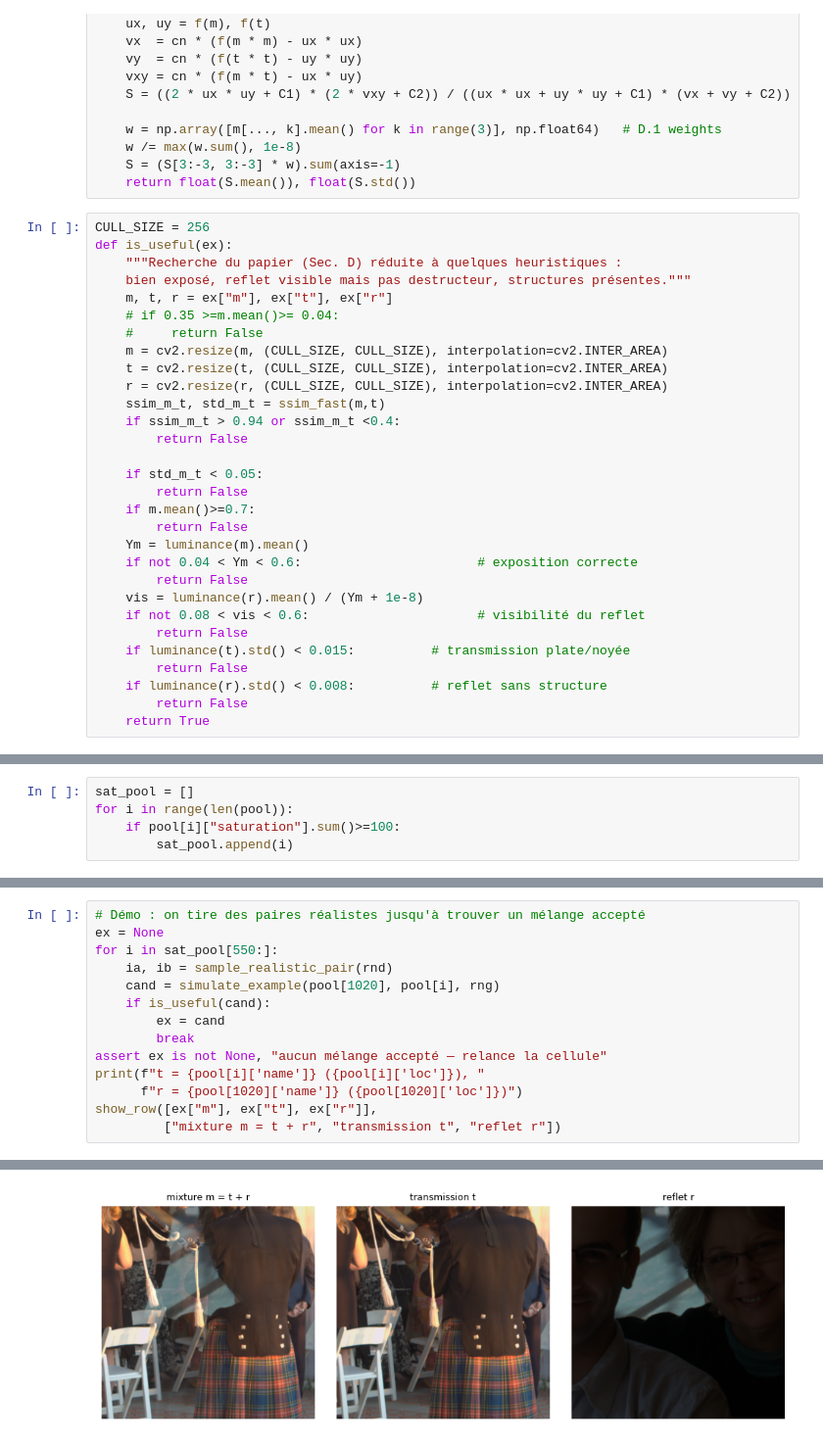
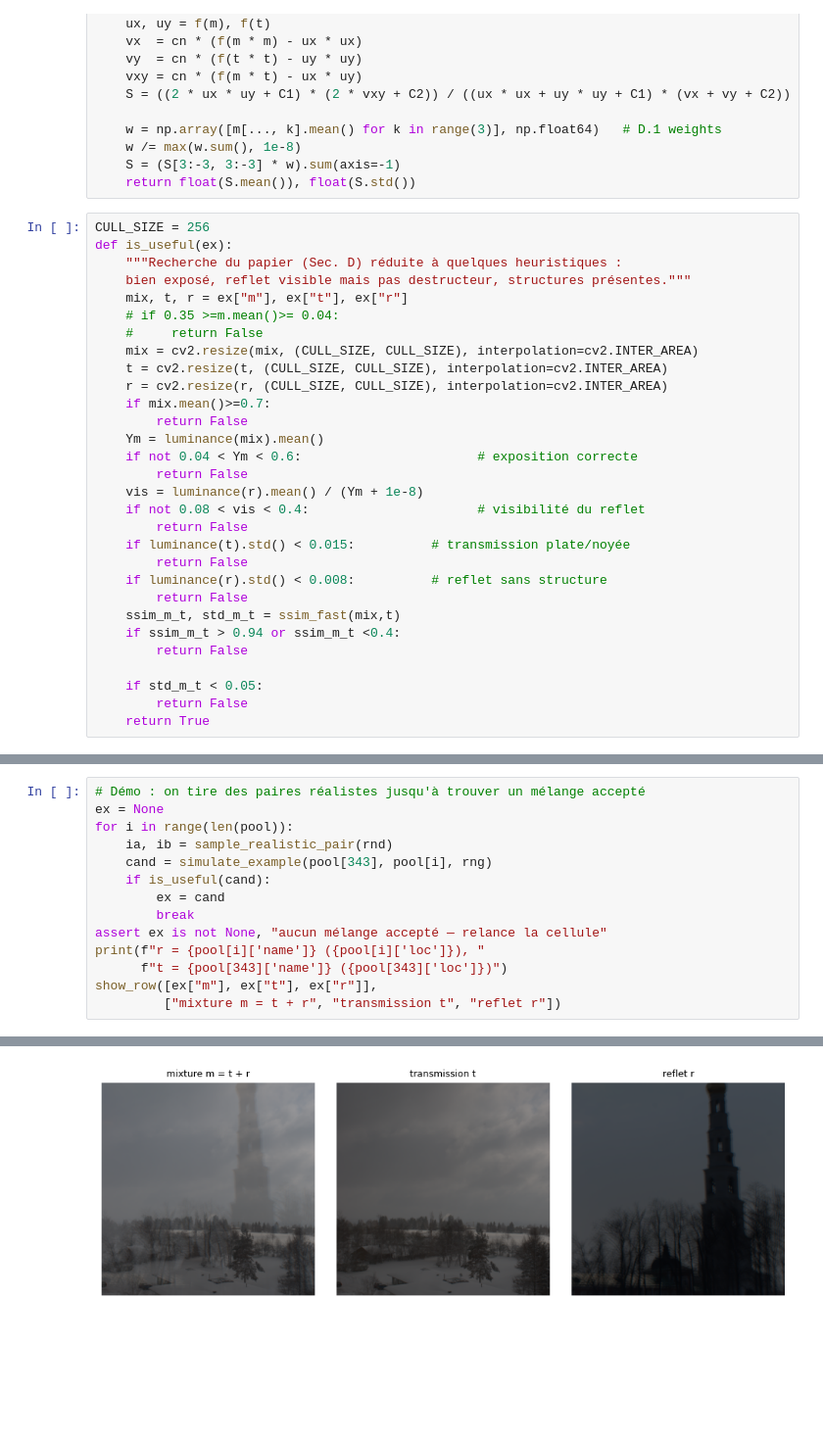
Before and after one commit to TheTrigun99/ProjectsDL, a Jupyter notebook: codingpapers/data_clean.ipynb, the cells around one changed output, grey strips where cells are left out. Shown at 98% size. Saved outputs shown, nothing was run; the diff lists cells and outputs as text; blank space fills up the shorter version.

```diff
--- a/codingpapers/data_clean.ipynb
+++ b/codingpapers/data_clean.ipynb
@@ -1065,30 +1150,30 @@ CULL_SIZE = 256
 def is_useful(ex):
     """Recherche du papier (Sec. D) réduite à quelques heuristiques :
     bien exposé, reflet visible mais pas destructeur, structures présentes."""
-    m, t, r = ex["m"], ex["t"], ex["r"]
+    mix, t, r = ex["m"], ex["t"], ex["r"]
     # if 0.35 >=m.mean()>= 0.04:
     #     return False
-    m = cv2.resize(m, (CULL_SIZE, CULL_SIZE), interpolation=cv2.INTER_AREA)
+    mix = cv2.resize(mix, (CULL_SIZE, CULL_SIZE), interpolation=cv2.INTER_AREA)
     t = cv2.resize(t, (CULL_SIZE, CULL_SIZE), interpolation=cv2.INTER_AREA)
     r = cv2.resize(r, (CULL_SIZE, CULL_SIZE), interpolation=cv2.INTER_AREA)
-    ssim_m_t, std_m_t = ssim_fast(m,t)
+    if mix.mean()>=0.7:
+        return False
+    Ym = luminance(mix).mean()
+    if not 0.04 < Ym < 0.6:                       # exposition correcte
+        return False
+    vis = luminance(r).mean() / (Ym + 1e-8)
+    if not 0.08 < vis < 0.4:                      # visibilité du reflet
+        return False
+    if luminance(t).std() < 0.015:          # transmission plate/noyée
+        return False
+    if luminance(r).std() < 0.008:          # reflet sans structure
+        return False
+    ssim_m_t, std_m_t = ssim_fast(mix,t)
     if ssim_m_t > 0.94 or ssim_m_t <0.4:
         return False
 
     if std_m_t < 0.05:
         return False
-    if m.mean()>=0.7:
-        return False
-    Ym = luminance(m).mean()
-    if not 0.04 < Ym < 0.6:                       # exposition correcte
-        return False
-    vis = luminance(r).mean() / (Ym + 1e-8)
-    if not 0.08 < vis < 0.6:                      # visibilité du reflet
-        return False
-    if luminance(t).std() < 0.015:          # transmission plate/noyée
-        return False
-    if luminance(r).std() < 0.008:          # reflet sans structure
-        return False
     return True
 # %%
 def pair_score(src_t, src_r):
@@ -1155,5 +1239,0 @@ paires les mieux notées :
-# %%
-sat_pool = []
-for i in range(len(pool)):
-    if pool[i]["saturation"].sum()>=100:
-        sat_pool.append(i)
@@ -1164,15 +1278,15 @@ len(sat_pool)
 # %%
 # Démo : on tire des paires réalistes jusqu'à trouver un mélange accepté
 ex = None
-for i in sat_pool[550:]:
+for i in range(len(pool)):
     ia, ib = sample_realistic_pair(rnd)
-    cand = simulate_example(pool[1020], pool[i], rng)
+    cand = simulate_example(pool[343], pool[i], rng)
     if is_useful(cand):
         ex = cand
         break
 assert ex is not None, "aucun mélange accepté — relance la cellule"
-print(f"t = {pool[i]['name']} ({pool[i]['loc']}), "
-      f"r = {pool[1020]['name']} ({pool[1020]['loc']})")
+print(f"r = {pool[i]['name']} ({pool[i]['loc']}), "
+      f"t = {pool[343]['name']} ({pool[343]['loc']})")
 show_row([ex["m"], ex["t"], ex["r"]],
          ["mixture m = t + r", "transmission t", "reflet r"])
 # %% [output]
@@ -1180 +1294 @@ t = a1188-MB_080329_068 (indoor), r = a3683-KE_-0037 (indoor)
-[figure, old version]
+[figure, new version]
```
Also changed, not shown: parts of 37 cells of this notebook, 6 other files.
